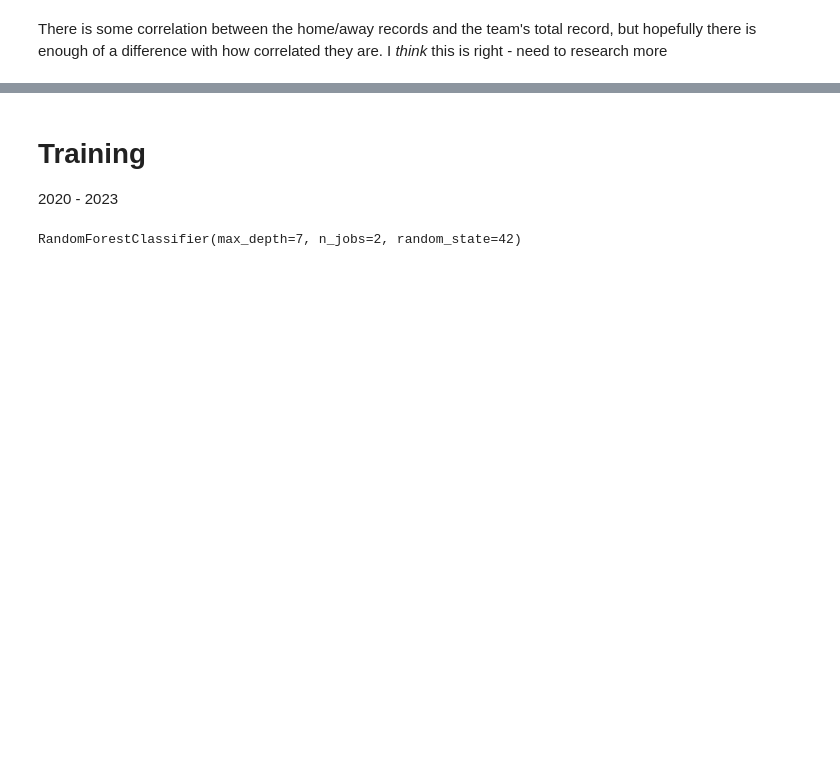
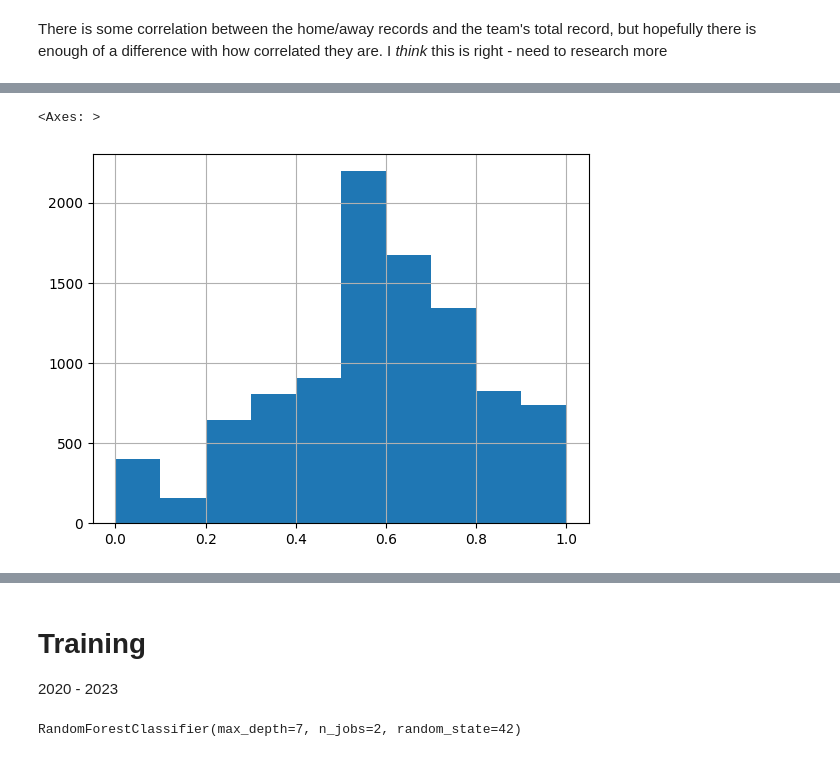
Before and after one commit to dgliwa/nba-pickem, a Jupyter notebook: notebooks/legacy/predict_wins.ipynb, the cells around one changed output, grey strips where cells are left out. Cells and saved outputs as stored; diff of their text form; code cells hidden in the pictures; blank space fills up the shorter version.

```diff
--- a/notebooks/predict_wins.ipynb
+++ b/notebooks/legacy/predict_wins.ipynb
@@ -274,0 +370,3 @@ There is some correlation between the home/away records and the team's total rec
+# %%
+e_games = prepared_games.sort_values(by='GAME_DATETIME')
+e_games = e_games[e_games["SEASON"] >= 2017]
@@ -274,0 +385,5 @@ There is some correlation between the home/away records and the team's total rec
+# %%
+e_games["HOME_WIN_PCT_HOME"].hist()
+# %% [output]
+<Axes: >
+[figure, added]
```
Also changed, not shown: parts of 38 cells of this notebook.
